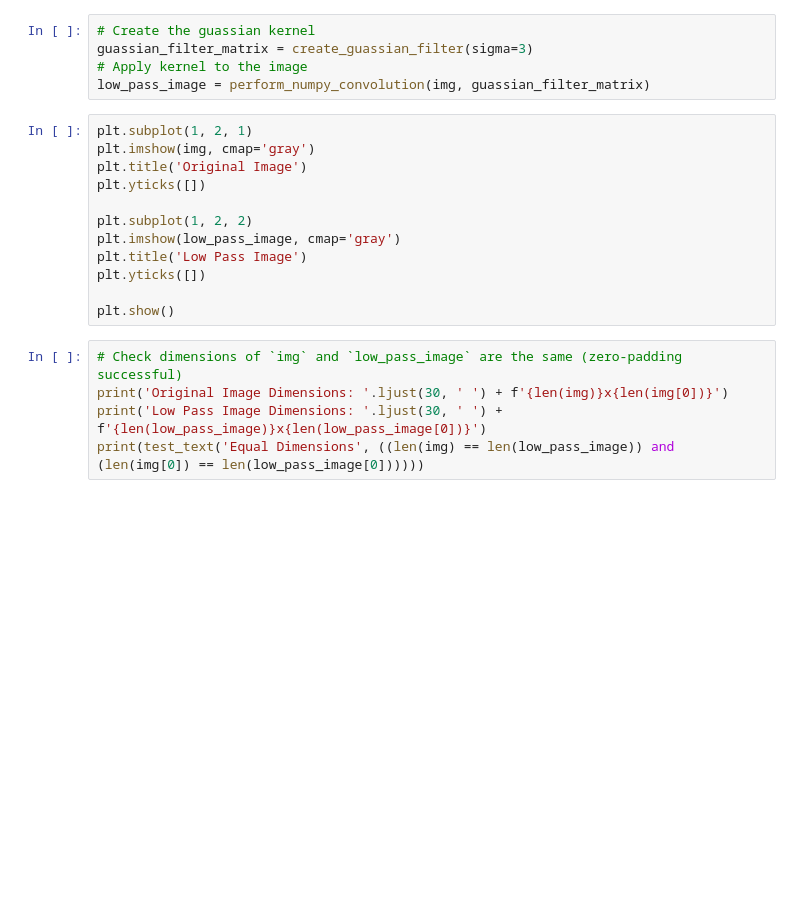
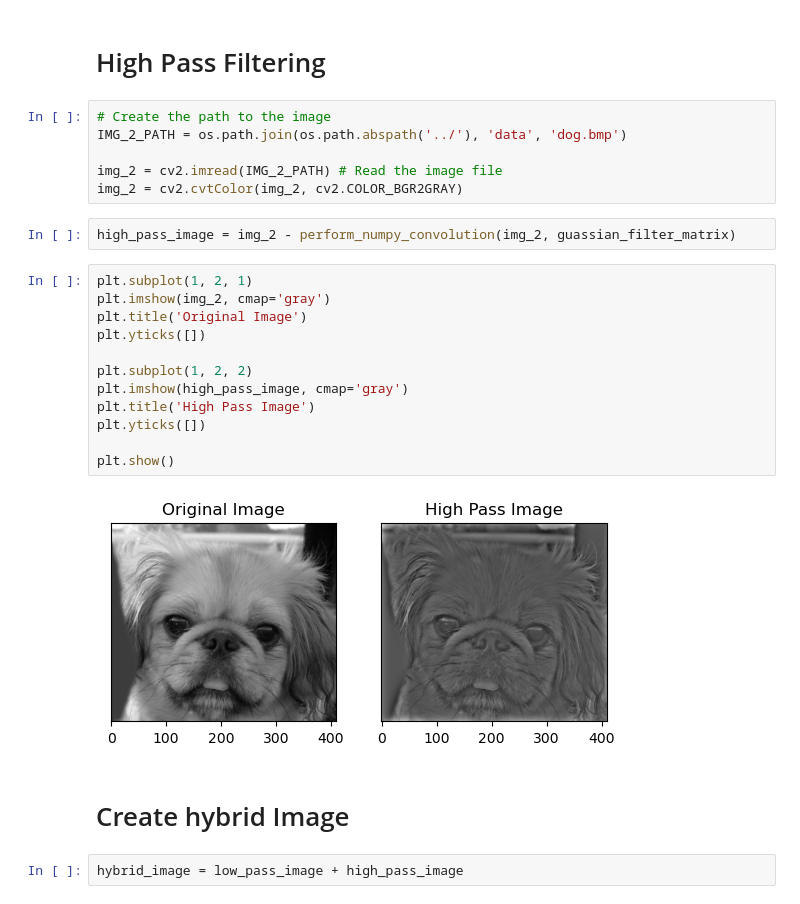
Before and after one commit to lucaswarwick02/filtering-and-hybrid-images, a Jupyter notebook: experiments/filter_application_test.ipynb, the cells around one changed output. Cells and saved outputs as stored; diff of their text form; blank space fills up the shorter version.

```diff
--- a/experiments/filter_application_test.ipynb
+++ b/experiments/filter_application_test.ipynb
@@ -47,22 +102,28 @@ def perform_numpy_convolution(image: np.ndarray, template: np.ndarray):
-# %%
-# Create the guassian kernel
-guassian_filter_matrix = create_guassian_filter(sigma=3)
-# Apply kernel to the image
-low_pass_image = perform_numpy_convolution(img, guassian_filter_matrix)
+# %% [markdown]
+# High Pass Filtering
+# %%
+# Create the path to the image
+IMG_2_PATH = os.path.join(os.path.abspath('../'), 'data', 'dog.bmp')
+
+img_2 = cv2.imread(IMG_2_PATH) # Read the image file
+img_2 = cv2.cvtColor(img_2, cv2.COLOR_BGR2GRAY)
+# %%
+high_pass_image = img_2 - perform_numpy_convolution(img_2, guassian_filter_matrix)
 # %%
 plt.subplot(1, 2, 1)
-plt.imshow(img, cmap='gray')
+plt.imshow(img_2, cmap='gray')
 plt.title('Original Image')
 plt.yticks([])
 
 plt.subplot(1, 2, 2)
-plt.imshow(low_pass_image, cmap='gray')
-plt.title('Low Pass Image')
+plt.imshow(high_pass_image, cmap='gray')
+plt.title('High Pass Image')
 plt.yticks([])
 
 plt.show()
+# %% [output]
+[figure, added]
-# %%
-# Check dimensions of `img` and `low_pass_image` are the same (zero-padding successful)
-print('Original Image Dimensions: '.ljust(30, ' ') + f'{len(img)}x{len(img[0])}')
-print('Low Pass Image Dimensions: '.ljust(30, ' ') + f'{len(low_pass_image)}x{len(low_pass_image[0])}')
-print(test_text('Equal Dimensions', ((len(img) == len(low_pass_image)) and (len(img[0]) == len(low_pass_image[0])))))
+# %% [markdown]
+# Create hybrid Image
+# %%
+hybrid_image = low_pass_image + high_pass_image
```
Also changed, not shown: parts of 14 cells of this notebook, 4 other files.
